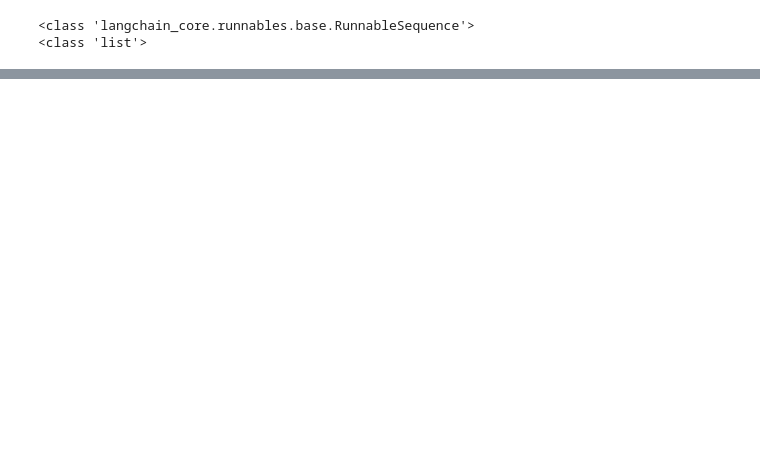
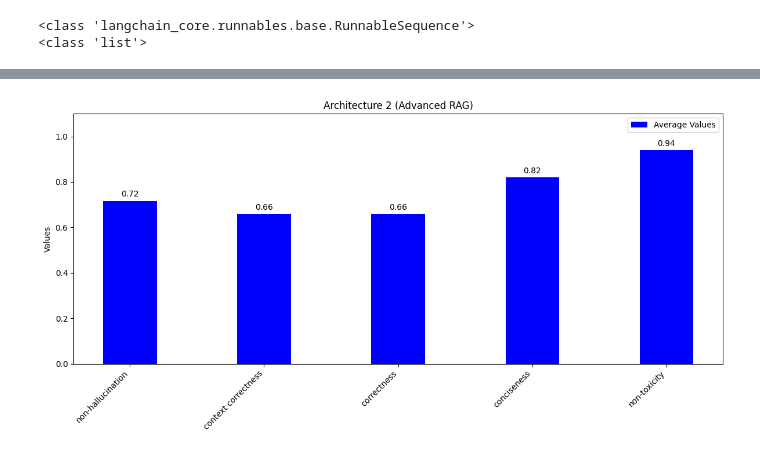
Before and after one commit to Boukchab-Dhiaeddine/RAG-testing, a Jupyter notebook: langfuse.ipynb, the cells around one changed output, grey strips where cells are left out. Cells and saved outputs as stored; diff of their text form; code cells hidden in the pictures; blank space fills up the shorter version.

```diff
--- a/langfuse.ipynb
+++ b/langfuse.ipynb
@@ -1205,0 +1087,46 @@ plt.show()
+# %%
+import matplotlib.pyplot as plt
+import numpy as np
+
+# Data points
+metrics = [
+    "non-hallucination", "context correctness", "correctness", "conciseness", "non-toxicity"
+]
+average_value = [0.7166,0.66,0.66,0.82,0.94]  # Added one more value to match the number of metrics
+
+# Plot settings
+x = np.arange(len(metrics))
+width = 0.4
+
+fig, ax = plt.subplots(figsize=(12, 6))  # Adjusted figure size for better clarity
+
+# Create bar chart with blue color
+bars = ax.bar(x, average_value, width, label="Average Values", color='blue')
+
+# Labels, title, and custom x-axis tick labels
+ax.set_ylabel("Values")
+ax.set_title("Architecture 2 (Advanced RAG)")
+ax.set_xticks(x)
+ax.set_xticklabels(metrics, rotation=45, ha='right')  # Rotate labels for better fit
+ax.set_ylim(0, 1.1)
+ax.legend()
+
+# Add value labels
+def add_labels(bars):
+    for bar in bars:
+        height = bar.get_height()
+        ax.annotate(
+            f"{height:.2f}",
+            xy=(bar.get_x() + bar.get_width() / 2, height),
+            xytext=(0, 3),  # 3 points vertical offset
+            textcoords="offset points",
+            ha="center",
+            va="bottom",
+        )
+
+add_labels(bars)
+
+plt.tight_layout()  # Adjust layout to fit labels better
+plt.show()
+# %% [output]
+[figure, added]
```
Also changed, not shown: parts of 53 cells of this notebook, 5 other files.
